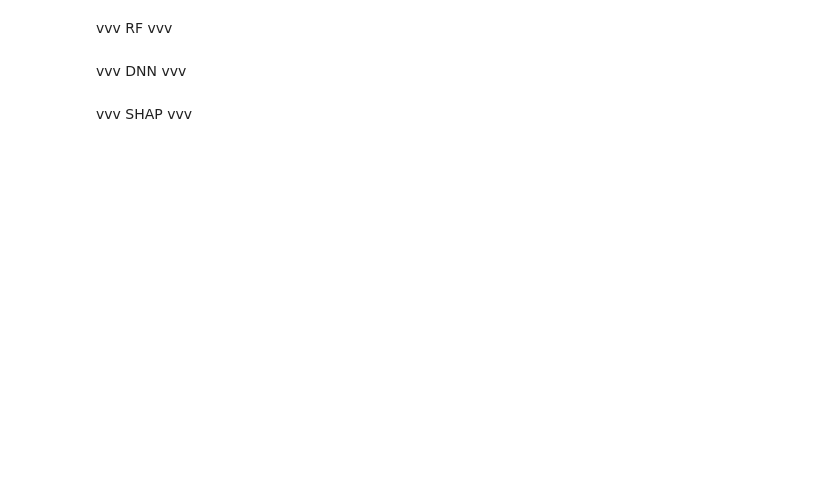
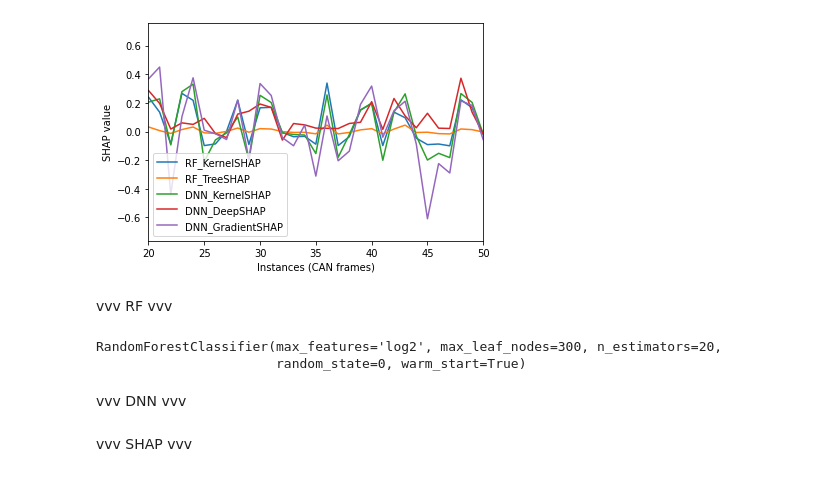
Before and after one commit to hampu5/ml-classify, a Jupyter notebook: ml_classify/shap-book.ipynb, the cells around one changed output. Cells and saved outputs as stored; diff of their text form; code cells hidden in the pictures; blank space fills up the shorter version.

```diff
--- a/ml_classify/shap-book.ipynb
+++ b/ml_classify/shap-book.ipynb
@@ -11,3 +18,29 @@ from imblearn.under_sampling import RandomUnderSampler
+# %%
+def cosim2(a, b=[1,0,0,0,0]):
+    return np.dot(a, b)/(np.sqrt(np.dot(a, a)) * np.sqrt(np.dot(b, b)))
+# %%
+import matplotlib.pyplot as plt
+
+rf_kernel = pd.Series([cosim2(x) for x in shap_rf.values])
+rf_tree = pd.Series([cosim2(x) for x in shap_rf_tree.values])
+dnn_kernel = pd.Series([cosim2(x) for x in shap_dnn.values])
+dnn_deep = pd.Series([cosim2(x) for x in shap_dnn_deep.values])
+dnn_grad = pd.Series([cosim2(x) for x in shap_dnn_grad.values])
+
+idx = rf_kernel.sort_index().index
+
+plt.plot(rf_kernel.loc[idx].values, label="RF_KernelSHAP")
+plt.plot(rf_tree.loc[idx].values, label="RF_TreeSHAP")
+plt.plot(dnn_kernel.loc[idx].values, label="DNN_KernelSHAP")
+plt.plot(dnn_deep.loc[idx].values, label="DNN_DeepSHAP")
+plt.plot(dnn_grad.loc[idx].values, label="DNN_GradientSHAP")
+plt.xlim((20, 50))
+plt.xlabel("Instances (CAN frames)")
+plt.ylabel("SHAP value")
+plt.legend()
+plt.savefig("../images/SHAP/final/shap_comparison_diff.pdf", dpi=300, bbox_inches="tight")
+# %% [output]
+[figure, added]
 # %%
 df: pd.DataFrame = load("dumped_datasets/survival_all.joblib")
 # df: pd.DataFrame = load("dumped_datasets/road_all.joblib")
@@ -56,10 +89,13 @@ X_combined = None # Release memory
 # %% [markdown]
 vvv RF vvv
 # %%
-# from sklearn.ensemble import RandomForestClassifier
+from sklearn.ensemble import RandomForestClassifier
 
-# rf = RandomForestClassifier(n_estimators=20, random_state=0, max_leaf_nodes=300, max_features="log2", warm_start=True)
-# rf.fit(X_train.values, y_train)
+rf = RandomForestClassifier(n_estimators=20, random_state=0, max_leaf_nodes=300, max_features="log2", warm_start=True)
+rf.fit(X_train.values, y_train)
+# %% [output]
+RandomForestClassifier(max_features='log2', max_leaf_nodes=300, n_estimators=20,
+                       random_state=0, warm_start=True)
 # %% [markdown]
 vvv DNN vvv
 # %%
```
Also changed, not shown: parts of 11 cells of this notebook, 10 other files.
